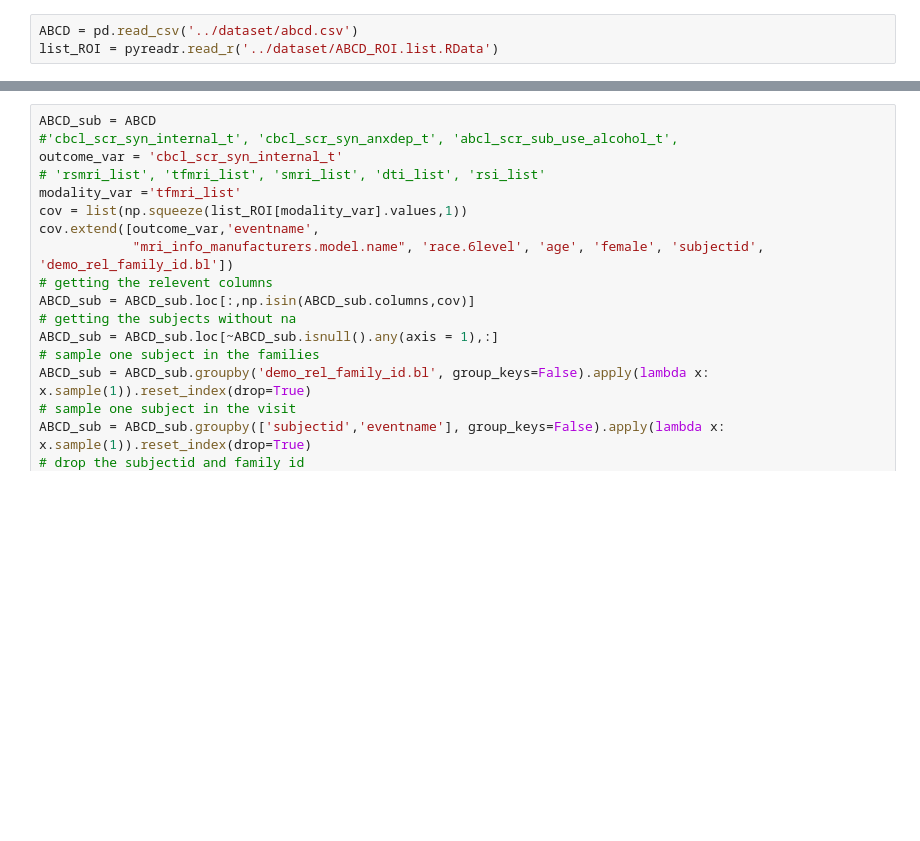
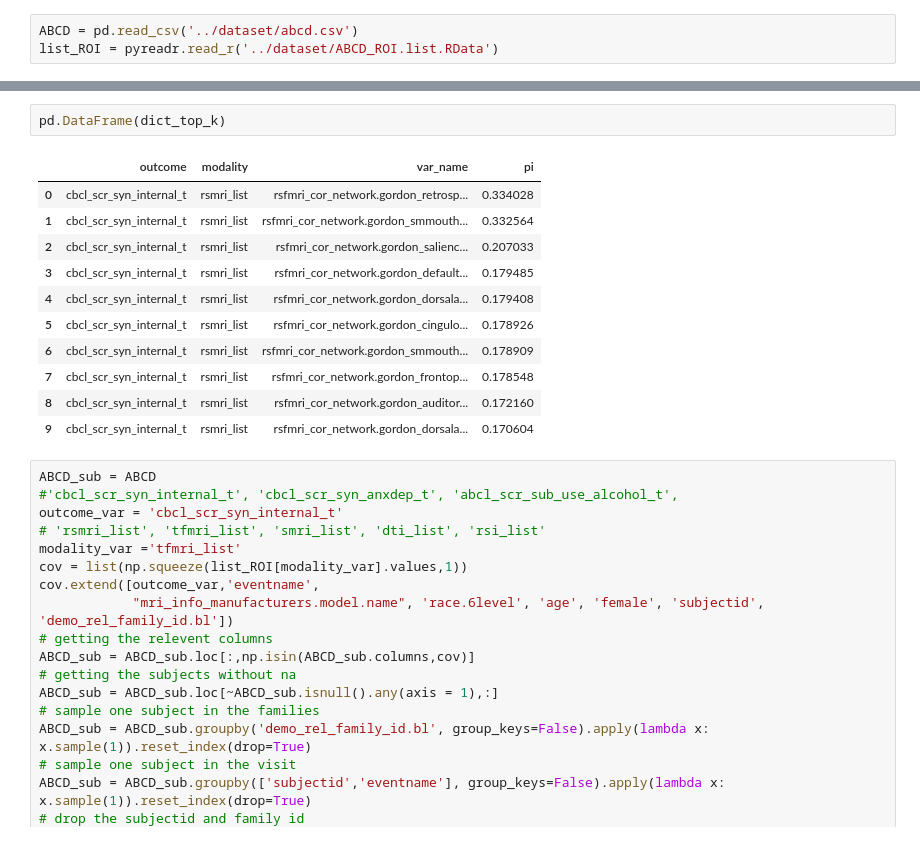
Before and after one commit to junting-ren/ZIV, a Jupyter notebook: notebooks/data_application.ipynb, the cells around one changed output, grey strips where cells are left out. Saved outputs shown, nothing was run; the diff lists cells and outputs as text; blank space fills up the shorter version.

```diff
--- a/notebooks/data_application.ipynb
+++ b/notebooks/data_application.ipynb
@@ -40,3 +168,17 @@ list_ROI = pyreadr.read_r('../dataset/ABCD_ROI.list.RData')
+# %%
+pd.DataFrame(dict_top_k)
+# %% [output]
+|  | outcome | modality | var_name | pi |
+| 0 | cbcl_scr_syn_internal_t | rsmri_list | rsfmri_cor_network.gordon_retrosp... | 0.334028 |
+| 1 | cbcl_scr_syn_internal_t | rsmri_list | rsfmri_cor_network.gordon_smmouth... | 0.332564 |
+| 2 | cbcl_scr_syn_internal_t | rsmri_list | rsfmri_cor_network.gordon_salienc... | 0.207033 |
+| 3 | cbcl_scr_syn_internal_t | rsmri_list | rsfmri_cor_network.gordon_default... | 0.179485 |
+| 4 | cbcl_scr_syn_internal_t | rsmri_list | rsfmri_cor_network.gordon_dorsala... | 0.179408 |
+| 5 | cbcl_scr_syn_internal_t | rsmri_list | rsfmri_cor_network.gordon_cingulo... | 0.178926 |
+| 6 | cbcl_scr_syn_internal_t | rsmri_list | rsfmri_cor_network.gordon_smmouth... | 0.178909 |
+| 7 | cbcl_scr_syn_internal_t | rsmri_list | rsfmri_cor_network.gordon_frontop... | 0.178548 |
+| 8 | cbcl_scr_syn_internal_t | rsmri_list | rsfmri_cor_network.gordon_auditor... | 0.172160 |
+| 9 | cbcl_scr_syn_internal_t | rsmri_list | rsfmri_cor_network.gordon_dorsala... | 0.170604 |
 # %%
 ABCD_sub = ABCD
 #'cbcl_scr_syn_internal_t', 'cbcl_scr_syn_anxdep_t', 'abcl_scr_sub_use_alcohol_t',
```
Also changed, not shown: parts of 15 cells of this notebook.
